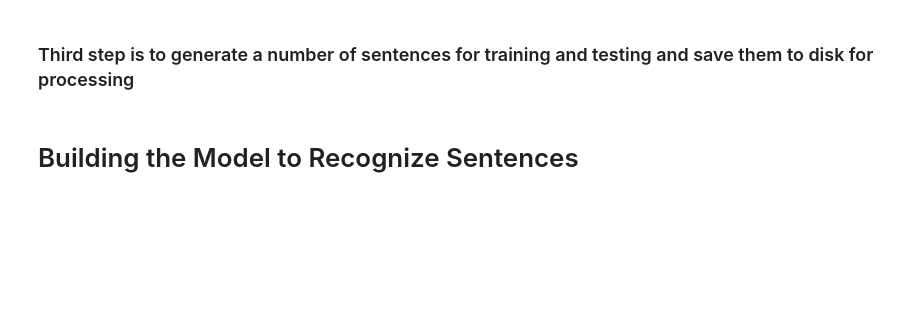
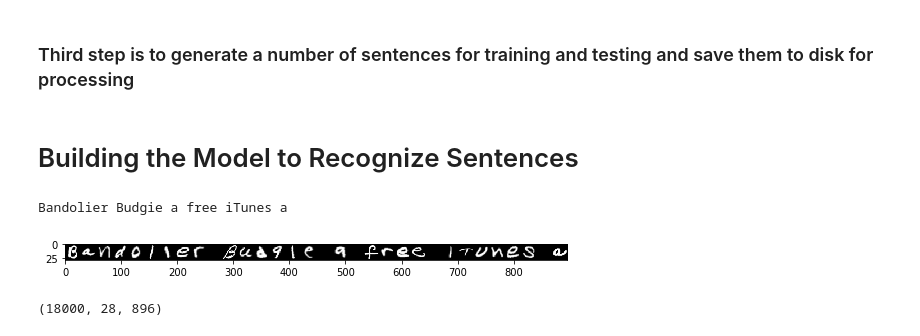
Before and after one commit to PacktPublishing/Hands-On-Deep-Learning-for-Mobile, a Jupyter notebook: Chapter6/reading-sentences.ipynb, the cells around one changed output. Cells and saved outputs as stored; diff of their text form; code cells hidden in the pictures; blank space fills up the shorter version.

```diff
--- a/Chapter6/reading-sentences.ipynb
+++ b/Chapter6/reading-sentences.ipynb
@@ -193,2 +197,30 @@ np.save(pp / 'test_labels', test_labels)
 # %% [markdown]
 # Building the Model to Recognize Sentences
+# %%
+# Lets load the zipped Numpy files from disk and hydrate the training and test data
+pp = pathlib.Path('.') / 'sentences'
+
+# training labels and images
+file = gzip.GzipFile(pp / 'train_labels.npy.gz', 'r')
+train_labels = np.load(file)
+file = gzip.GzipFile(pp / 'train_images.npy.gz', 'r')
+train_images = np.load(file)
+
+# test labels and images
+file = gzip.GzipFile(pp / 'test_labels.npy.gz', 'r')
+test_labels = np.load(file)
+file = gzip.GzipFile(pp / 'test_images.npy.gz', 'r')
+test_images = np.load(file)
+# %%
+# Sample some to check
+print(train_labels[1])
+plt.figure(figsize=(9,2))
+plt.imshow(train_images[1], cmap='gray')
+plt.show()
+# %% [output]
+Bandolier Budgie a free iTunes a
+[figure, added]
+# %%
+train_images.shape
+# %% [output]
+(18000, 28, 896)
```
Also changed, not shown: parts of 10 cells of this notebook.
